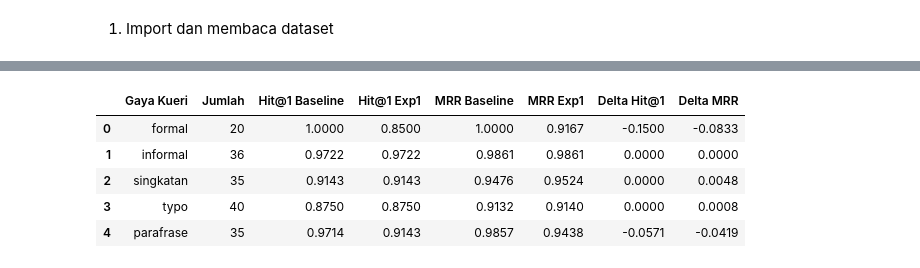
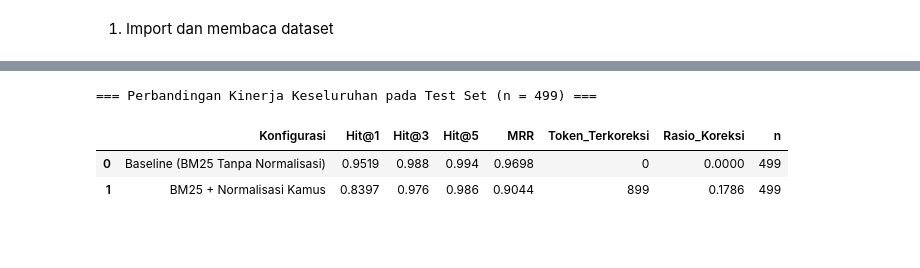
Before and after one commit to Vinmlna05/FAQ-SIPI, a Jupyter notebook: Eksperiment1/eksperimen1.ipynb, the cells around one changed output, grey strips where cells are left out. Cells and saved outputs as stored; diff of their text form; code cells hidden in the pictures; blank space fills up the shorter version.

```diff
--- a/Eksperiment1/eksperimen1.ipynb
+++ b/Eksperiment1/eksperimen1.ipynb
@@ -348,57 +361,41 @@ display(perbandingan.round(4))
 # %%
-gaya_kueri = [
-    "formal",
-    "informal",
-    "singkatan",
-    "typo",
-    "parafrase"
-]
+order = ["formal", "informal", "singkatan", "parafrase", "typo"]
 
-hasil_per_gaya = []
+# Tidak melakukan tuning apa pun menggunakan test set.
+test_baseline, detail_base_test = evaluate_kamus(test_df, bm25, doc_ids, False, True)
+test_kamus, detail_kamus_test = evaluate_kamus(test_df, bm25, doc_ids, True, True)
 
-for gaya in gaya_kueri:
+summary_test = pd.DataFrame([
+    {"Konfigurasi": "Baseline (BM25 Tanpa Normalisasi)", **test_baseline},
+    {"Konfigurasi": "BM25 + Normalisasi Kamus", **test_kamus}
+])
+print(f"=== Perbandingan Kinerja Keseluruhan pada Test Set (n = {len(test_df)}) ===")
+display(summary_test.round(4))
 
-    subset = hasil_dev[
-        hasil_dev["gaya_kueri"] == gaya
-    ]
-
-    baseline_gaya = hitung_metrik(
-        subset, "baseline"
-    )
-
-    exp1_gaya = hitung_metrik(
-        subset, "exp1"
-    )
-
-    hasil_per_gaya.append({
-
+per_gaya_rows = []
+for gaya in order:
+    sub = test_df[test_df["gaya_kueri"] == gaya]
+    if len(sub) == 0:
+        continue
+    b_res = evaluate_kamus(sub, bm25, doc_ids, False)
+    k_res = evaluate_kamus(sub, bm25, doc_ids, True)
+    per_gaya_rows.append({
         "Gaya Kueri": gaya,
-        "Jumlah": len(subset),
-
-        "Hit@1 Baseline": baseline_gaya["Hit@1"],
-        "Hit@1 Exp1": exp1_gaya["Hit@1"],
-
-        "MRR Baseline": baseline_gaya["MRR"],
-        "MRR Exp1": exp1_gaya["MRR"],
-
-        "Delta Hit@1": (
-            exp1_gaya["Hit@1"]
-            - baseline_gaya["Hit@1"]
-        ),
-
-        "Delta MRR": (
-            exp1_gaya["MRR"]
-            - baseline_gaya["MRR"]
-        )
+        "n": len(sub),
+        "Hit@1_Baseline": b_res["Hit@1"],
+        "Hit@1_Kamus": k_res["Hit@1"],
+        "Delta_Hit@1": k_res["Hit@1"] - b_res["Hit@1"],
+        "MRR_Baseline": b_res["MRR"],
+        "MRR_Kamus": k_res["MRR"],
+        "Delta_MRR": k_res["MRR"] - b_res["MRR"],
+        "Rasio_Token_Dikoreksi": k_res["Rasio_Koreksi"]
     })
 
-per_gaya_df = pd.DataFrame(hasil_per_gaya)
-
+per_gaya_df = pd.DataFrame(per_gaya_rows)
+print("\n=== Perbandingan Kinerja per Gaya Kueri pada Test Set (Normalisasi Kamus) ===")
 display(per_gaya_df.round(4))
 # %% [output]
+=== Perbandingan Kinerja Keseluruhan pada Test Set (n = 499) ===
-|  | Gaya Kueri | Jumlah | Hit@1 Baseline | Hit@1 Exp1 | MRR Baseline | MRR Exp1 | Delta Hit@1 | Delta MRR |
-| 0 | formal | 20 | 1.0000 | 0.8500 | 1.0000 | 0.9167 | -0.1500 | -0.0833 |
-| 1 | informal | 36 | 0.9722 | 0.9722 | 0.9861 | 0.9861 | 0.0000 | 0.0000 |
-| 2 | singkatan | 35 | 0.9143 | 0.9143 | 0.9476 | 0.9524 | 0.0000 | 0.0048 |
-| 3 | typo | 40 | 0.8750 | 0.8750 | 0.9132 | 0.9140 | 0.0000 | 0.0008 |
-| 4 | parafrase | 35 | 0.9714 | 0.9143 | 0.9857 | 0.9438 | -0.0571 | -0.0419 |
+|  | Konfigurasi | Hit@1 | Hit@3 | Hit@5 | MRR | Token_Terkoreksi | Rasio_Koreksi | n |
+| 0 | Baseline (BM25 Tanpa Normalisasi) | 0.9519 | 0.988 | 0.994 | 0.9698 | 0 | 0.0000 | 499 |
+| 1 | BM25 + Normalisasi Kamus | 0.8397 | 0.976 | 0.986 | 0.9044 | 899 | 0.1786 | 499 |
```
Also changed, not shown: parts of 17 cells of this notebook, 23 other files.
